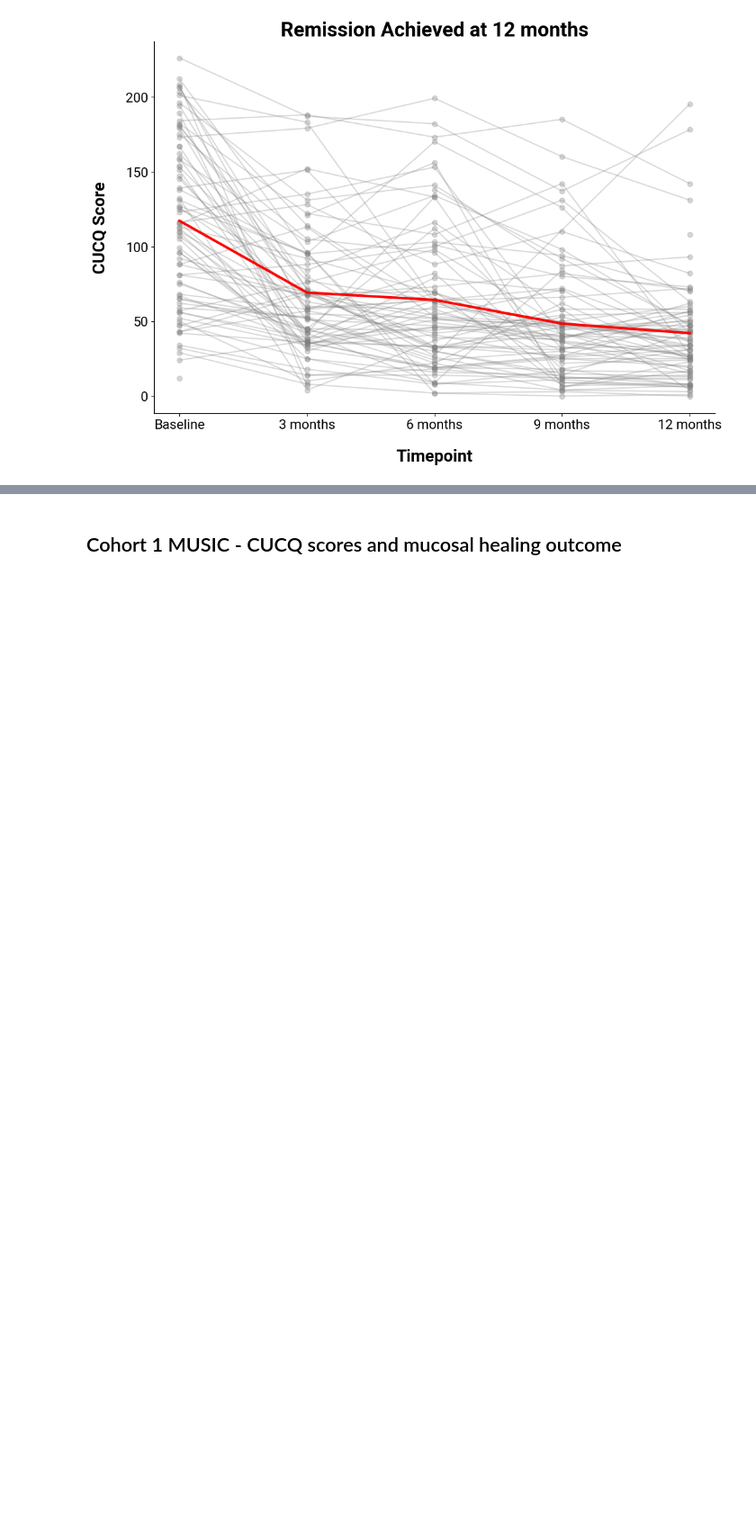
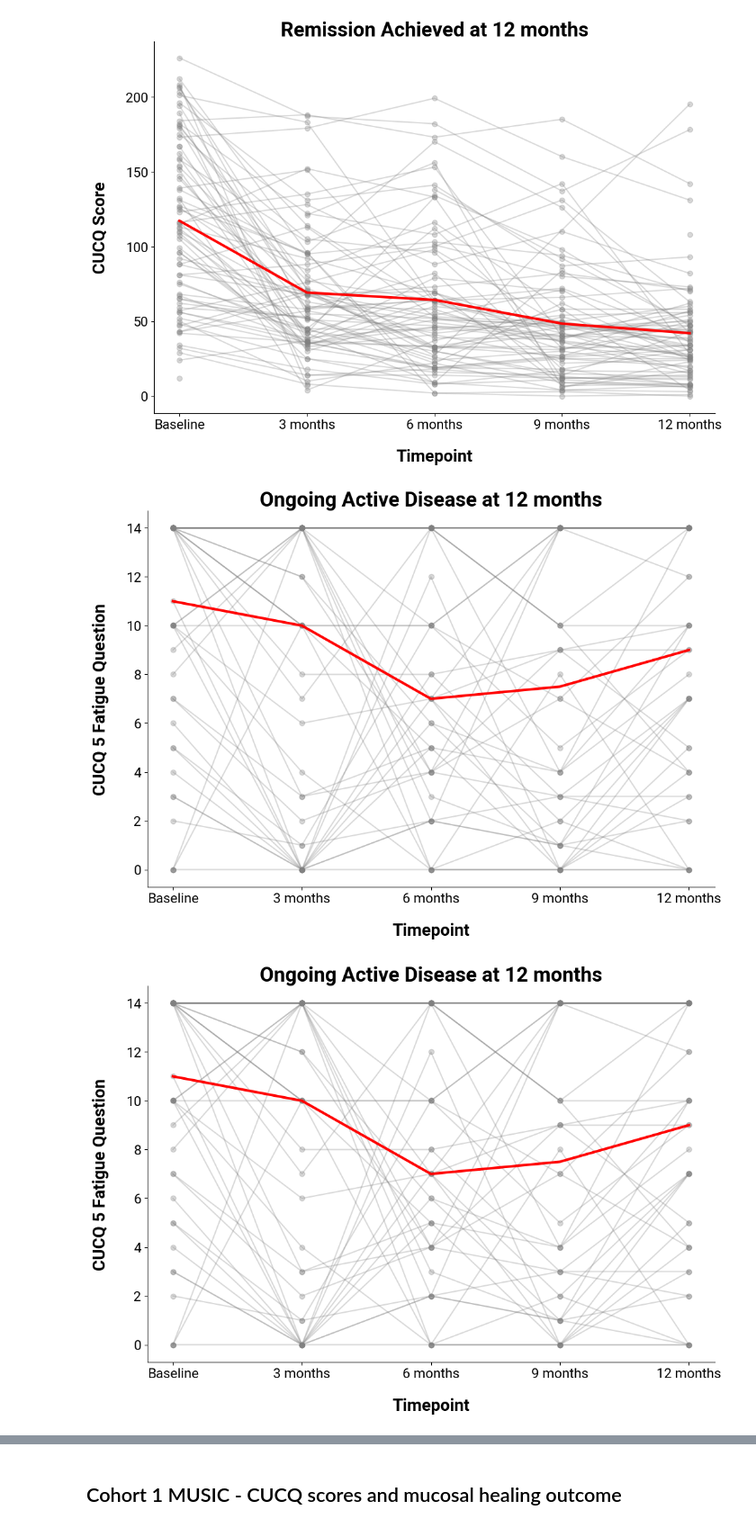
Before and after one commit to 1-gut/machine_learning_for_ibd_fatigue, a Jupyter notebook: 1_demographics.ipynb, the cells around one changed output, grey strips where cells are left out. Shown at 90% size. Cells and saved outputs as stored; diff of their text form; code cells hidden in the pictures; blank space fills up the shorter version.

```diff
--- a/1_demographics.ipynb
+++ b/1_demographics.ipynb
@@ -20,7 +20,7 @@ from src.config.paths import DEMOGRAPHICS_DIR, ensure_output_dirs
 ## Load Datasets and Output Path Configuration
 # %%
 ensure_output_dirs()
-output_path = str(DEMOGRAPHICS_DIR)
+output_path = DEMOGRAPHICS_DIR
 # %%
 # Cohort 1-2 Machine Learning Dataset
 df_music_gidamps = load_fatigue_dataset()
@@ -1311,3 +1311,16 @@ plot_cucq_trajectory(
 # %% [output]
 [figure]
 [figure]
+# %%
+filename = output_path / "plots" / "music_cucq_5_active_at_12_months.png"
+
+plot_cucq_5_trajectory(
+    df_music_completed[
+        df_music_completed["timepoint_5_activity_collapsed"] == "Active"
+    ],
+    title="Ongoing Active Disease at 12 months",
+    output_path=filename,
+)
+# %% [output]
+[figure, added]
+[figure, added]
```
Also changed, not shown: parts of 13 cells of this notebook, 12 other files.
